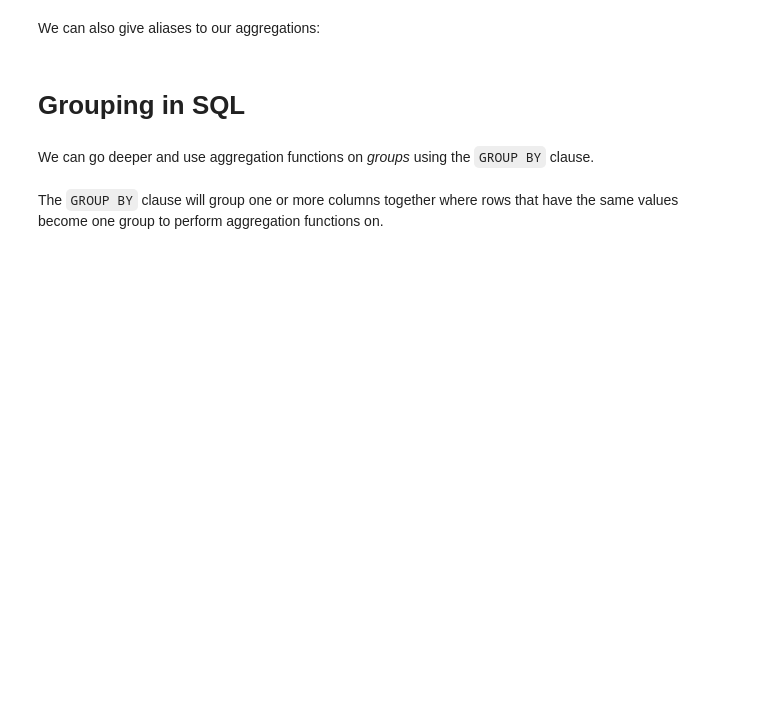
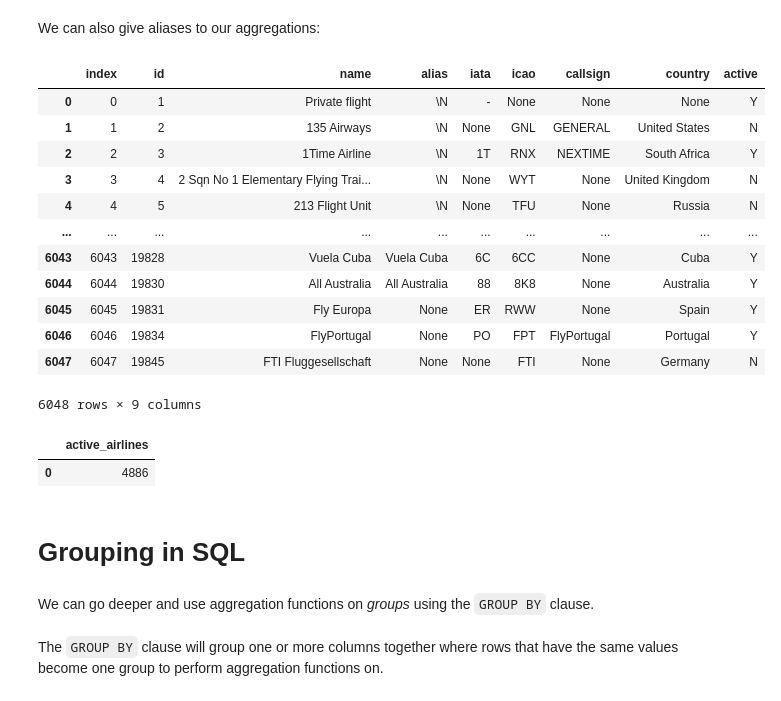
Before and after one commit to flatiron-school/DS-Deloitte-1003-c3, a Jupyter notebook: Lectures/SQL-Joins-Aggregations/sql_joins_agg.ipynb, the cells around one changed output. Cells and saved outputs as stored; diff of their text form; code cells hidden in the pictures; blank space fills up the shorter version.

```diff
--- a/Lectures/SQL-Joins-Aggregations/sql_joins_agg.ipynb
+++ b/Lectures/SQL-Joins-Aggregations/sql_joins_agg.ipynb
@@ -52,10 +84,38 @@ pd.read_sql('''
 # %% [markdown]
 We can also give aliases to our aggregations:
+# %%
+q = """
+    SELECT *
+    FROM airlines
+"""
+pd.read_sql(q,conn)
+# %% [output]
+|  | index | id | name | alias | iata | icao | callsign | country | active |
+| 0 | 0 | 1 | Private flight | \N | - | None | None | None | Y |
+| 1 | 1 | 2 | 135 Airways | \N | None | GNL | GENERAL | United States | N |
+| 2 | 2 | 3 | 1Time Airline | \N | 1T | RNX | NEXTIME | South Africa | Y |
+| 3 | 3 | 4 | 2 Sqn No 1 Elementary Flying Trai... | \N | None | WYT | None | United Kingdom | N |
+| 4 | 4 | 5 | 213 Flight Unit | \N | None | TFU | None | Russia | N |
+| ... | ... | ... | ... | ... | ... | ... | ... | ... | ... |
+| 6043 | 6043 | 19828 | Vuela Cuba | Vuela Cuba | 6C | 6CC | None | Cuba | Y |
+| 6044 | 6044 | 19830 | All Australia | All Australia | 88 | 8K8 | None | Australia | Y |
+| 6045 | 6045 | 19831 | Fly Europa | None | ER | RWW | None | Spain | Y |
+| 6046 | 6046 | 19834 | FlyPortugal | None | PO | FPT | FlyPortugal | Portugal | Y |
+| 6047 | 6047 | 19845 | FTI Fluggesellschaft | None | None | FTI | None | Germany | N |
+6048 rows × 9 columns
 # %%
 # Effectively counts all the active airlines
 pd.read_sql('''
-
+    SELECT
+        COUNT() as active_airlines
+    FROM
+        airlines
+    WHERE
+        active='N'
 ''', conn)
+# %% [output]
+|  | active_airlines |
+| 0 | 4886 |
 # %% [markdown]
 # Grouping in SQL
 # %% [markdown]
```
Also changed, not shown: parts of 30 cells of this notebook.
